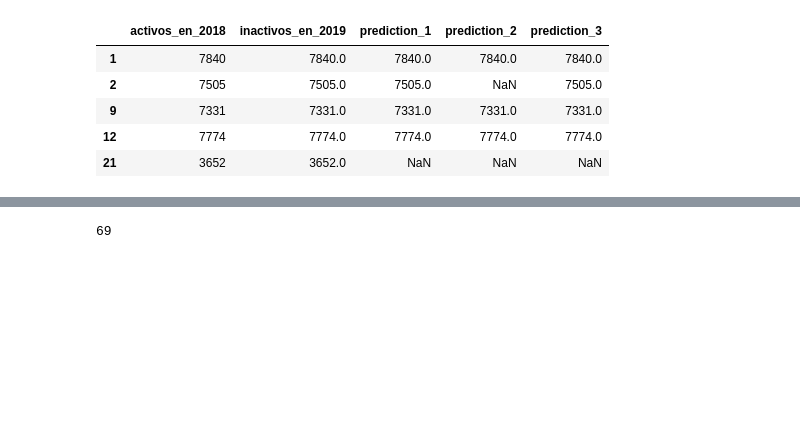
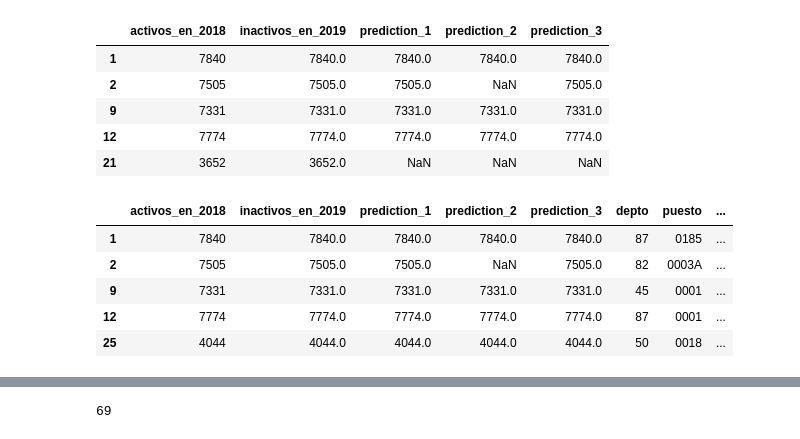
Before and after one commit to mmastermind/HR_Boost, a Jupyter notebook: predictions_comparison/predictions_comp_deep_learning.ipynb, the cells around one changed output, grey strips where cells are left out. Saved outputs shown, nothing was run; the diff lists cells and outputs as text; code cells hidden in the pictures; blank space fills up the shorter version.

Commit message:
adding exceptions to machine and deep learning

```diff
--- a/predictions_comparison/predictions_comp_deep_learning.ipynb
+++ b/predictions_comparison/predictions_comp_deep_learning.ipynb
@@ -120,3 +126,20 @@ comparison.head()
+# %%
+exceptions = [7545,5704,4504,7717,236,5679,7798,7811,7835,3652]
+# %%
+exceptions_df = pd.DataFrame({"exc": exceptions, "mark": 1})
+# %%
+comparison["excep"] = comparison["inactivos_en_2019"].map(exceptions_df.set_index('exc')["mark"].to_dict())
+# %%
+comparison = comparison[comparison["excep"].isna()]
+# %%
+comparison.head()
+# %% [output]
+|  | activos_en_2018 | inactivos_en_2019 | prediction_1 | prediction_2 | prediction_3 | depto | puesto | ... |
+| 1 | 7840 | 7840.0 | 7840.0 | 7840.0 | 7840.0 | 87 | 0185 | ... |
+| 2 | 7505 | 7505.0 | 7505.0 | NaN | 7505.0 | 82 | 0003A | ... |
+| 9 | 7331 | 7331.0 | 7331.0 | 7331.0 | 7331.0 | 45 | 0001 | ... |
+| 12 | 7774 | 7774.0 | 7774.0 | 7774.0 | 7774.0 | 87 | 0001 | ... |
+| 25 | 4044 | 4044.0 | 4044.0 | 4044.0 | 4044.0 | 50 | 0018 | ... |
 # %%
 comparison["activos_en_2018"].count() #estaban en 2018 y se fueron en 2019
 # %% [output]
```
Also changed, not shown: parts of 4 cells of this notebook, 3 other files.
